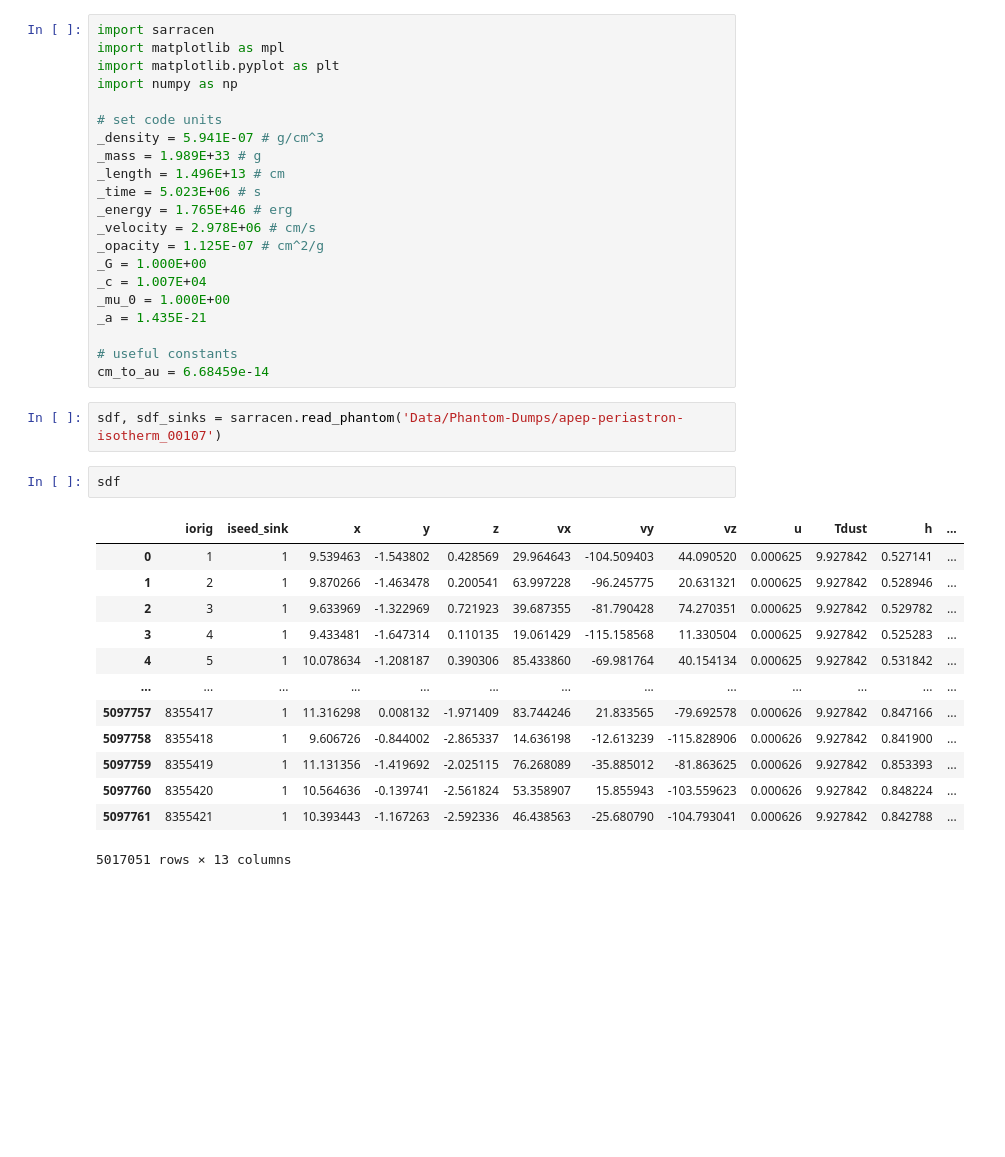
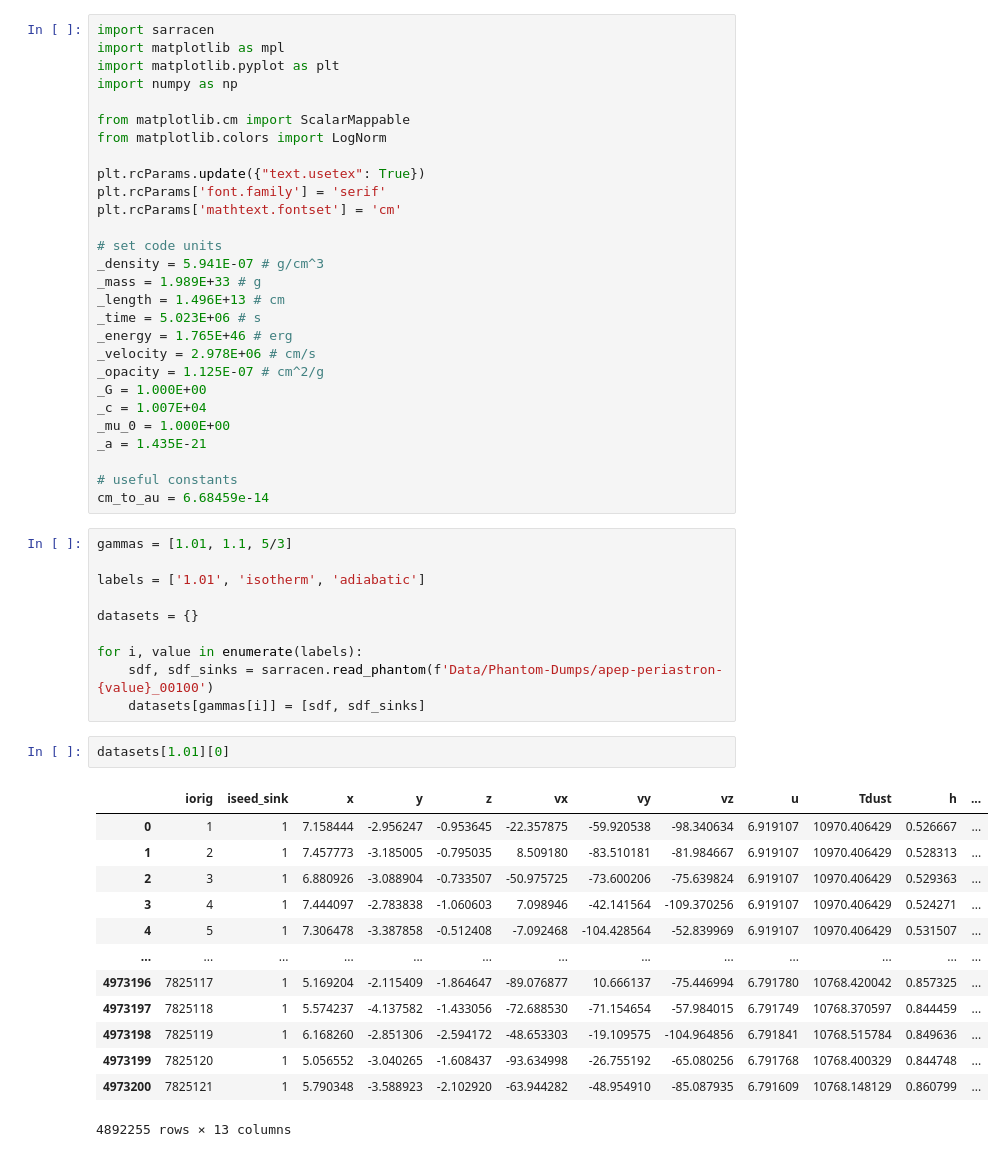
Before and after one commit to ryanwhite1/xenomorph, a Jupyter notebook: Sarracen_test.ipynb, the cells around one changed output. Drawn from its saved outputs; the diff is of its cells as text; blank space fills up the shorter version.

```diff
--- a/Sarracen_test.ipynb
+++ b/Sarracen_test.ipynb
@@ -3,6 +3,13 @@ import sarracen
 import matplotlib as mpl
 import matplotlib.pyplot as plt
 import numpy as np
+
+from matplotlib.cm import ScalarMappable
+from matplotlib.colors import LogNorm
+
+plt.rcParams.update({"text.usetex": True})
+plt.rcParams['font.family'] = 'serif'
+plt.rcParams['mathtext.fontset'] = 'cm'
 
 # set code units
 _density = 5.941E-07 # g/cm^3
@@ -20,21 +27,29 @@ _a = 1.435E-21
 # useful constants
 cm_to_au = 6.68459e-14
 # %%
-sdf, sdf_sinks = sarracen.read_phantom('Data/Phantom-Dumps/apep-periastron-isotherm_00107')
+gammas = [1.01, 1.1, 5/3]
+
+labels = ['1.01', 'isotherm', 'adiabatic']
+
+datasets = {}
+
+for i, value in enumerate(labels):
+    sdf, sdf_sinks = sarracen.read_phantom(f'Data/Phantom-Dumps/apep-periastron-{value}_00100')
+    datasets[gammas[i]] = [sdf, sdf_sinks]
 # %%
-sdf
+datasets[1.01][0]
 # %% [output]
 |  | iorig | iseed_sink | x | y | z | vx | vy | vz | u | Tdust | h | ... |
-| 0 | 1 | 1 | 9.539463 | -1.543802 | 0.428569 | 29.964643 | -104.509403 | 44.090520 | 0.000625 | 9.927842 | 0.527141 | ... |
-| 1 | 2 | 1 | 9.870266 | -1.463478 | 0.200541 | 63.997228 | -96.245775 | 20.631321 | 0.000625 | 9.927842 | 0.528946 | ... |
-| 2 | 3 | 1 | 9.633969 | -1.322969 | 0.721923 | 39.687355 | -81.790428 | 74.270351 | 0.000625 | 9.927842 | 0.529782 | ... |
-| 3 | 4 | 1 | 9.433481 | -1.647314 | 0.110135 | 19.061429 | -115.158568 | 11.330504 | 0.000625 | 9.927842 | 0.525283 | ... |
-| 4 | 5 | 1 | 10.078634 | -1.208187 | 0.390306 | 85.433860 | -69.981764 | 40.154134 | 0.000625 | 9.927842 | 0.531842 | ... |
+| 0 | 1 | 1 | 7.158444 | -2.956247 | -0.953645 | -22.357875 | -59.920538 | -98.340634 | 6.919107 | 10970.406429 | 0.526667 | ... |
+| 1 | 2 | 1 | 7.457773 | -3.185005 | -0.795035 | 8.509180 | -83.510181 | -81.984667 | 6.919107 | 10970.406429 | 0.528313 | ... |
+| 2 | 3 | 1 | 6.880926 | -3.088904 | -0.733507 | -50.975725 | -73.600206 | -75.639824 | 6.919107 | 10970.406429 | 0.529363 | ... |
+| 3 | 4 | 1 | 7.444097 | -2.783838 | -1.060603 | 7.098946 | -42.141564 | -109.370256 | 6.919107 | 10970.406429 | 0.524271 | ... |
+| 4 | 5 | 1 | 7.306478 | -3.387858 | -0.512408 | -7.092468 | -104.428564 | -52.839969 | 6.919107 | 10970.406429 | 0.531507 | ... |
 | ... | ... | ... | ... | ... | ... | ... | ... | ... | ... | ... | ... | ... |
-| 5097757 | 8355417 | 1 | 11.316298 | 0.008132 | -1.971409 | 83.744246 | 21.833565 | -79.692578 | 0.000626 | 9.927842 | 0.847166 | ... |
-| 5097758 | 8355418 | 1 | 9.606726 | -0.844002 | -2.865337 | 14.636198 | -12.613239 | -115.828906 | 0.000626 | 9.927842 | 0.841900 | ... |
-| 5097759 | 8355419 | 1 | 11.131356 | -1.419692 | -2.025115 | 76.268089 | -35.885012 | -81.863625 | 0.000626 | 9.927842 | 0.853393 | ... |
-| 5097760 | 8355420 | 1 | 10.564636 | -0.139741 | -2.561824 | 53.358907 | 15.855943 | -103.559623 | 0.000626 | 9.927842 | 0.848224 | ... |
-| 5097761 | 8355421 | 1 | 10.393443 | -1.167263 | -2.592336 | 46.438563 | -25.680790 | -104.793041 | 0.000626 | 9.927842 | 0.842788 | ... |
+| 4973196 | 7825117 | 1 | 5.169204 | -2.115409 | -1.864647 | -89.076877 | 10.666137 | -75.446994 | 6.791780 | 10768.420042 | 0.857325 | ... |
+| 4973197 | 7825118 | 1 | 5.574237 | -4.137582 | -1.433056 | -72.688530 | -71.154654 | -57.984015 | 6.791749 | 10768.370597 | 0.844459 | ... |
+| 4973198 | 7825119 | 1 | 6.168260 | -2.851306 | -2.594172 | -48.653303 | -19.109575 | -104.964856 | 6.791841 | 10768.515784 | 0.849636 | ... |
+| 4973199 | 7825120 | 1 | 5.056552 | -3.040265 | -1.608437 | -93.634998 | -26.755192 | -65.080256 | 6.791768 | 10768.400329 | 0.844748 | ... |
+| 4973200 | 7825121 | 1 | 5.790348 | -3.588923 | -2.102920 | -63.944282 | -48.954910 | -85.087935 | 6.791609 | 10768.148129 | 0.860799 | ... |
-5017051 rows × 13 columns
+4892255 rows × 13 columns
 # %%
```
Also changed, not shown: parts of 6 cells of this notebook, 14 other files.
